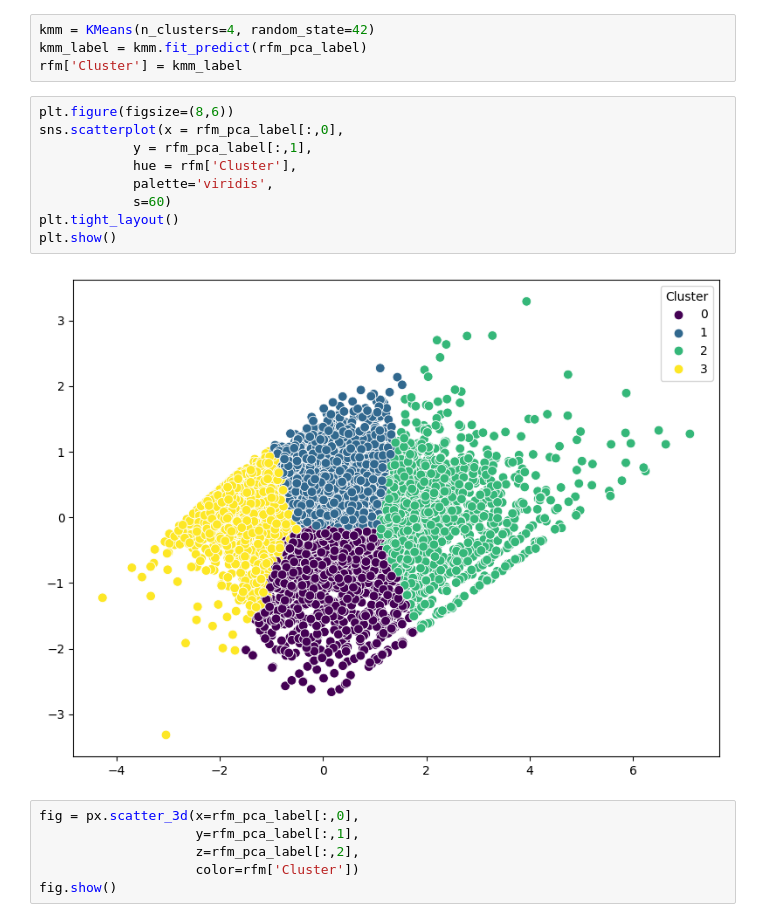
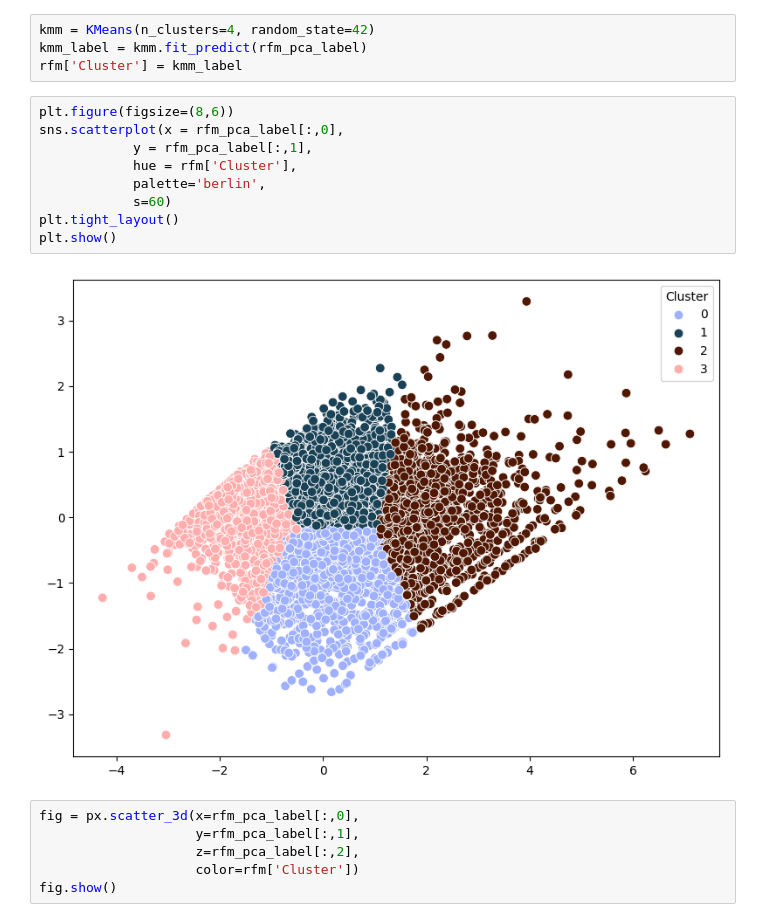
Before and after one commit to ManavKatrodiyaOpash/AI-ML-Internship, a Jupyter notebook: Day 30 Mini Project Customer Segmentation/customer_segmentation_project_2.ipynb, the cells around one changed output. Drawn from its saved outputs; the diff is of its cells as text.

```diff
--- a/Day 30 Mini Project Customer Segmentation/customer_segmentation_project_2.ipynb
+++ b/Day 30 Mini Project Customer Segmentation/customer_segmentation_project_2.ipynb
@@ -230,14 +230,14 @@ rfm['Cluster'] = kmm_label
 # %%
 plt.figure(figsize=(8,6))
 sns.scatterplot(x = rfm_pca_label[:,0],
             y = rfm_pca_label[:,1],
             hue = rfm['Cluster'],
-            palette='viridis',
+            palette='berlin',
             s=60)
 plt.tight_layout()
 plt.show()
 # %% [output]
-[figure, old version]
+[figure, new version]
 # %%
 fig = px.scatter_3d(x=rfm_pca_label[:,0],
                     y=rfm_pca_label[:,1],
```
Also changed, not shown: 5 other files.
